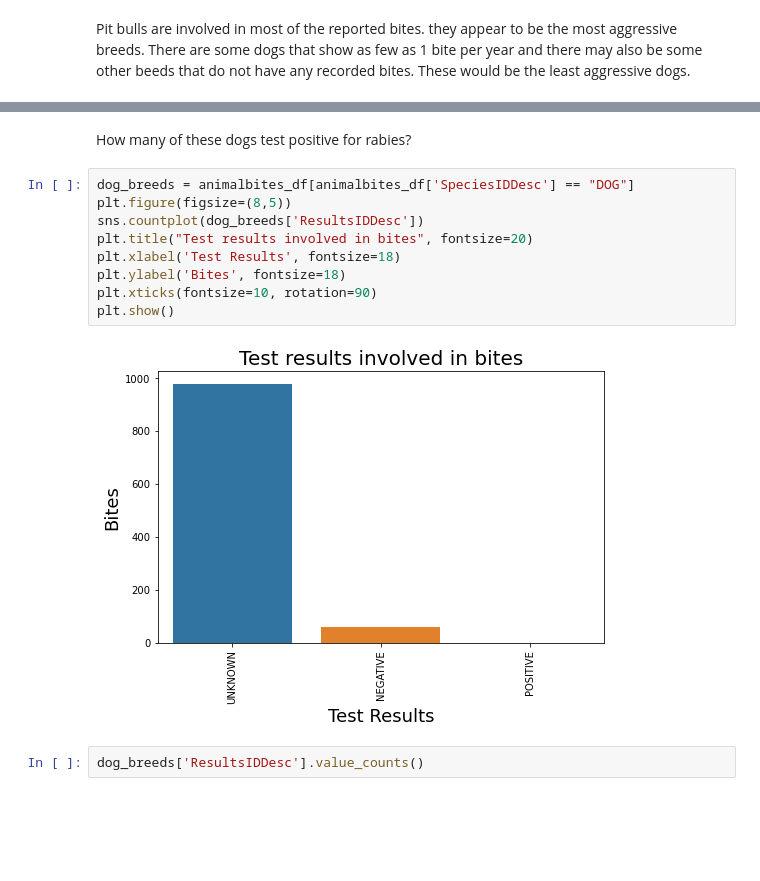
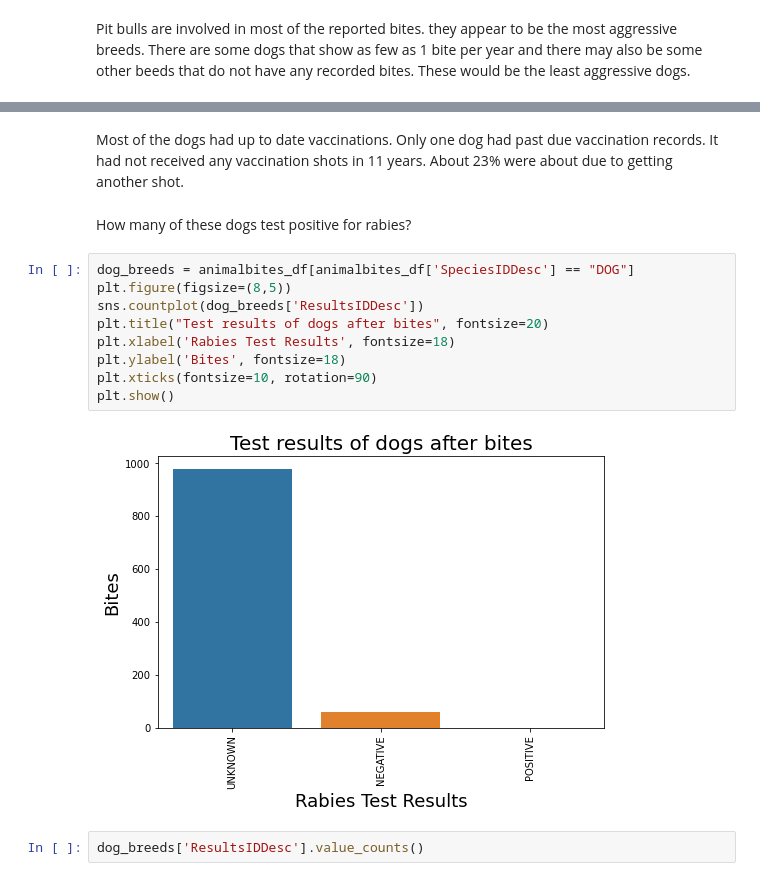
Before and after one commit to linah73/Springboard, a Jupyter notebook: Animal_bites.ipynb, the cells around one changed output, grey strips where cells are left out. Cells and saved outputs as stored; diff of their text form; blank space fills up the shorter version.

```diff
--- a/Animal_bites.ipynb
+++ b/Animal_bites.ipynb
@@ -131,16 +150,18 @@ Pit bulls are involved in most of the reported bites. they appear to be the most
+# %% [markdown]
+Most of the dogs had up to date vaccinations. Only one dog had past due vaccination records. It had not received any vaccination shots in 11 years. About 23% were about due to getting another shot.
 # %% [markdown]
 How many of these dogs test positive for rabies?
 # %%
 dog_breeds = animalbites_df[animalbites_df['SpeciesIDDesc'] == "DOG"]
 plt.figure(figsize=(8,5))
 sns.countplot(dog_breeds['ResultsIDDesc'])
-plt.title("Test results involved in bites", fontsize=20)
-plt.xlabel('Test Results', fontsize=18)
+plt.title("Test results of dogs after bites", fontsize=20)
+plt.xlabel('Rabies Test Results', fontsize=18)
 plt.ylabel('Bites', fontsize=18)
 plt.xticks(fontsize=10, rotation=90)
 plt.show()
 # %% [output]
-[figure, old version]
+[figure, new version]
 # %%
 dog_breeds['ResultsIDDesc'].value_counts()
 # %% [output]
```
Also changed, not shown: parts of 8 cells of this notebook.
